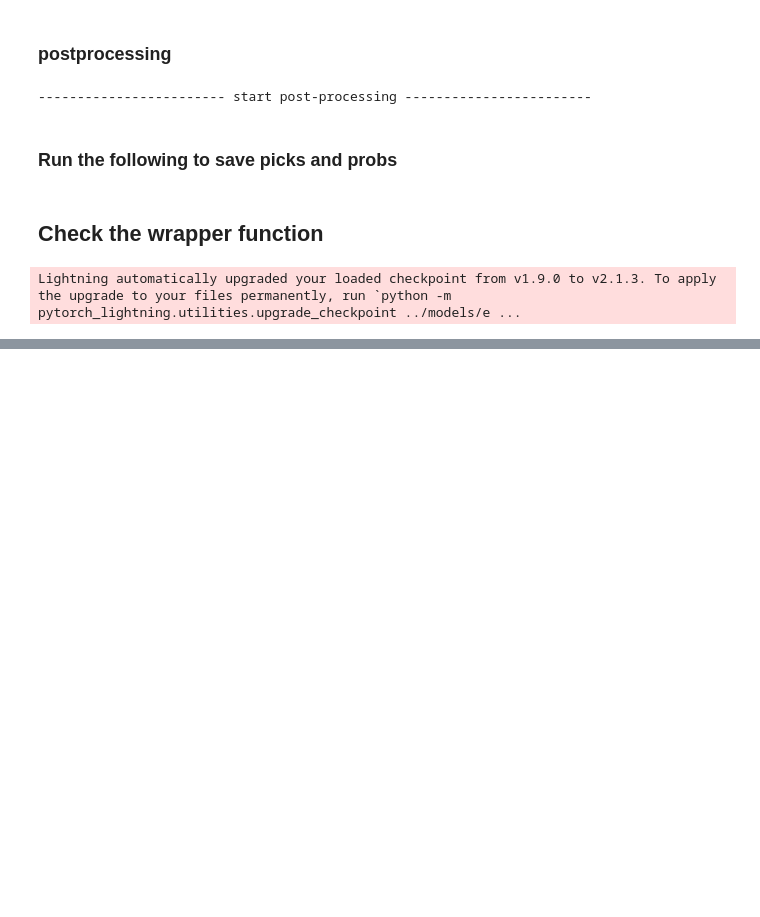
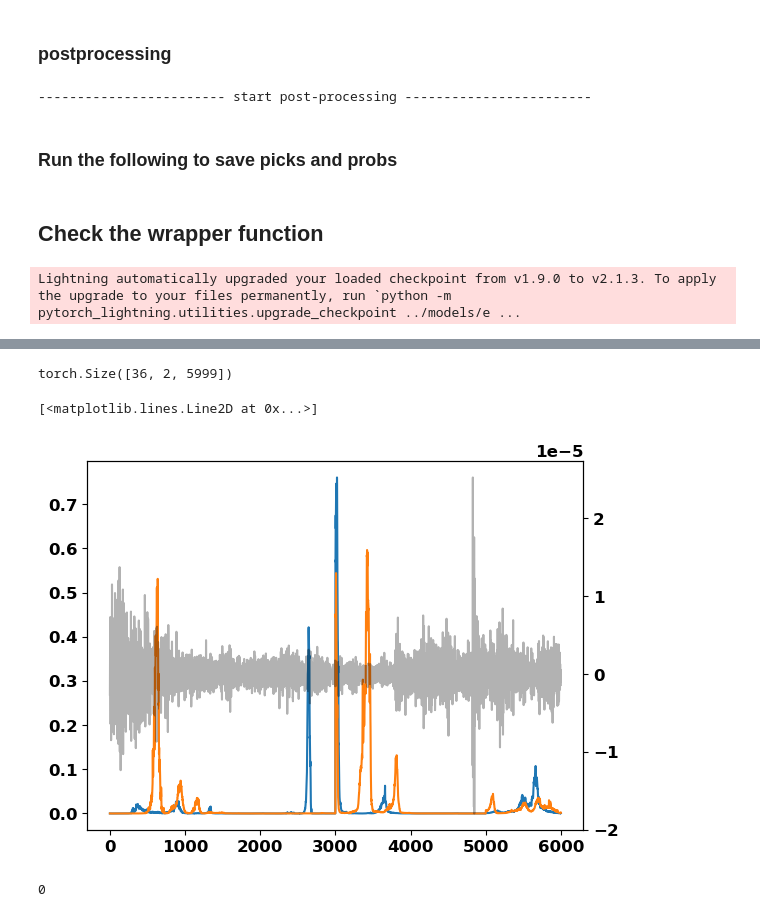
Before and after one commit to sun-hongyu/PhaseNO, a Jupyter notebook: notebooks/phaseno_predict_working.ipynb, the cells around one changed output, grey strips where cells are left out. Saved outputs shown, nothing was run; the diff lists cells and outputs as text; code cells hidden in the pictures; blank space fills up the shorter version.

Commit message:
overlapping sliding window in wrapper

```diff
--- a/notebooks/phaseno_predict_working.ipynb
+++ b/notebooks/phaseno_predict_working.ipynb
@@ -413,5 +415,4 @@ if PROB == 1:
 # %%
-from PhaseNO.wrapper import PhaseNOPredictor
-predict = PhaseNOPredictor(df, graph_type="knn", k=10)
+predictor = PhaseNOPredictor(df, graph_type="knn", k=10)
 # %% [output]
 Lightning automatically upgraded your loaded checkpoint from v1.9.0 to v2.1.3. To apply the upgrade to your files permanently, run `python -m pytorch_lightning.utilities.upgrade_checkpoint ../models/e ...
@@ -428,0 +419,4 @@ plt.plot(probs[0,0,:])
+# %%
+data = np.stack([tr.data[:5999] for tr in bg_st])
+data = data.reshape((108//3, 3,-1))
+data.shape
@@ -428,0 +425,3 @@ plt.plot(probs[0,0,:])
+# %%
+with torch.no_grad():
+    preds = predictor(data)
@@ -428,0 +439,17 @@ plt.plot(probs[0,0,:])
+# %%
+preds.shape
+# %% [output]
+torch.Size([36, 2, 5999])
+# %%
+plt.plot(preds[2,0])
+plt.plot(preds[2,1])
+ax2 = plt.gca().twinx()
+
+ax2.plot(data[0,2],"k", alpha=0.3)
+# %% [output]
+[<matplotlib.lines.Line2D at 0x...>]
+[figure, added]
+# %%
+predictor.pad_length
+# %% [output]
+0
```
Also changed, not shown: parts of 5 cells of this notebook, 3 other files.
